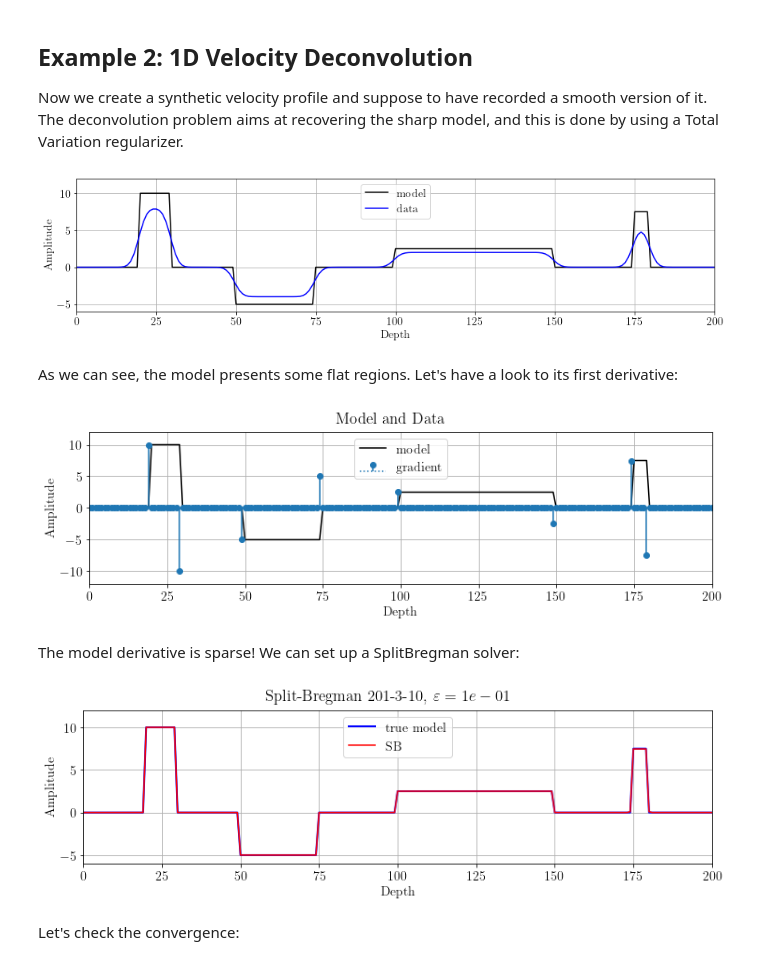
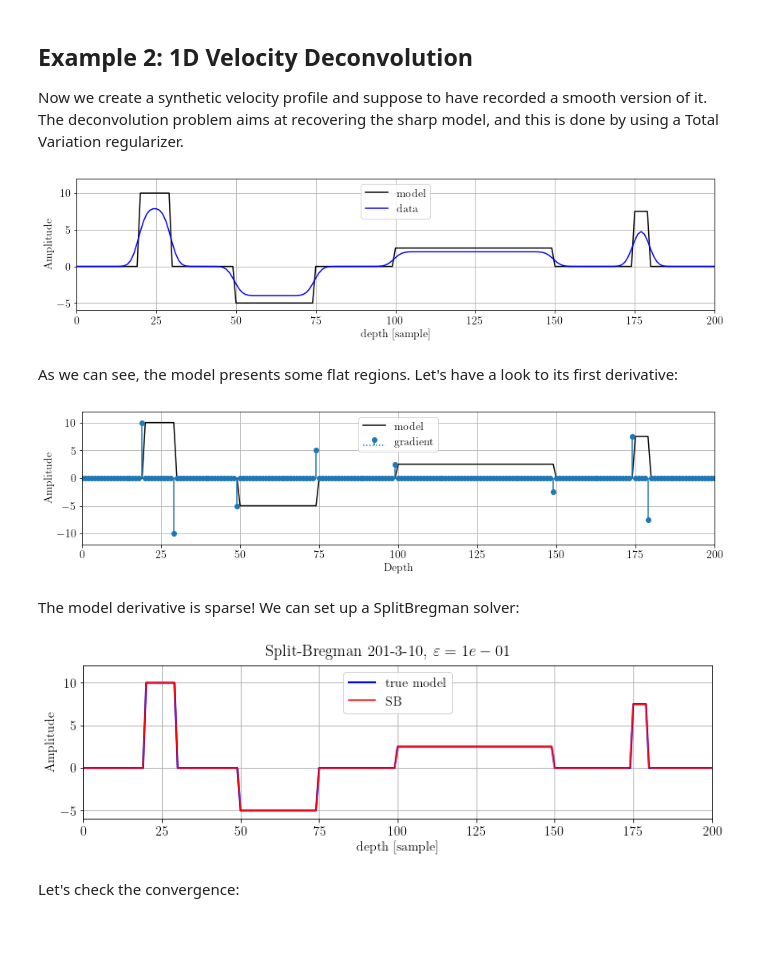
Before and after one commit to fpicetti/occamypy, a Jupyter notebook: tutorials/SplitBregman Examples.ipynb, the cells around one changed output. Saved outputs shown, nothing was run; the diff lists cells and outputs as text; code cells hidden in the pictures; blank space fills up the shorter version.

Commit message:
Added ax_info to vectors

```diff
--- a/tutorials/SplitBregman Examples.ipynb
+++ b/tutorials/SplitBregman Examples.ipynb
@@ -338,7 +338,7 @@ The deconvolution problem aims at recovering the sharp model, and this is done b
 # %%
 # create the true model
 nx = 201
-x = o.VectorNumpy((nx,)).zero()
+x = o.VectorNumpy((nx,), ax_info=[o.AxInfo(201, 0, 1, "depth [sample]")]).zero()
 x[20:30] = 10.
 x[50:75] = -5.
 x[100:150] = 2.5
@@ -356,11 +356,11 @@ ax.plot(d.plot(), 'b',  label='data')
 ax.autoscale(enable=True, axis='x', tight=True)
 ax.set_ylim(-6, 12)
 plt.legend(loc="upper center")
-ax.set_xlabel("Depth"), ax.set_ylabel("Amplitude")
+ax.set_xlabel(x.ax_info[0].l), ax.set_ylabel("Amplitude")
 plt.tight_layout(pad=.5)
 plt.show()
 # %% [output]
-[figure, old version]
+[figure, new version]
 # %% [markdown]
 As we can see, the model presents some flat regions. Let's have a look to its first derivative:
 # %%
@@ -369,14 +369,15 @@ Dx = D * x
 # %%
 fig, ax = plt.subplots()
 ax.plot(x.plot(), 'k',  label='model')
 ax.stem(Dx.plot(), label='gradient', basefmt=':', use_line_collection=True)
-ax.set_xlim(0,200), ax.set_ylim(-12, 12)
+ax.set_ylim(-12, 12)
+ax.autoscale(enable=True, axis='x', tight=True)
 plt.legend(loc="upper center")
 ax.set_xlabel("Depth"), ax.set_ylabel("Amplitude")
-plt.suptitle("Model and Data")
+plt.tight_layout(pad=.5)
 plt.show()
 # %% [output]
-[figure, old version]
+[figure, new version]
 # %% [markdown]
 The model derivative is sparse! We can set up a SplitBregman solver:
 # %%
@@ -393,14 +394,15 @@ its = "%d-%d-%d" % (len(SB.obj), SB.niter_inner, SB.niter_solver)
 fig, ax = plt.subplots()
 ax.plot(x.plot(), 'b', lw=2, label="true model")
 ax.plot(problem.model.plot(), 'r', label="SB")
-ax.set_ylim(-6, 12), ax.set_xlim(0, 200)
 ax.legend(loc="upper center")
-ax.set_xlabel("Depth"), ax.set_ylabel("Amplitude")
+ax.set_ylim(-6, 12)
+ax.autoscale(enable=True, axis='x', tight=True)
+ax.set_xlabel(x.ax_info[0].l), ax.set_ylabel("Amplitude")
 
 plt.suptitle(r'Split-Bregman %s, $\varepsilon=%.e$' % (its, problem.eps))
 plt.show()
 # %% [output]
-[figure, old version]
+[figure, new version]
 # %% [markdown]
 Let's check the convergence:
 # %%
```
Also changed, not shown: parts of 13 cells of this notebook.
